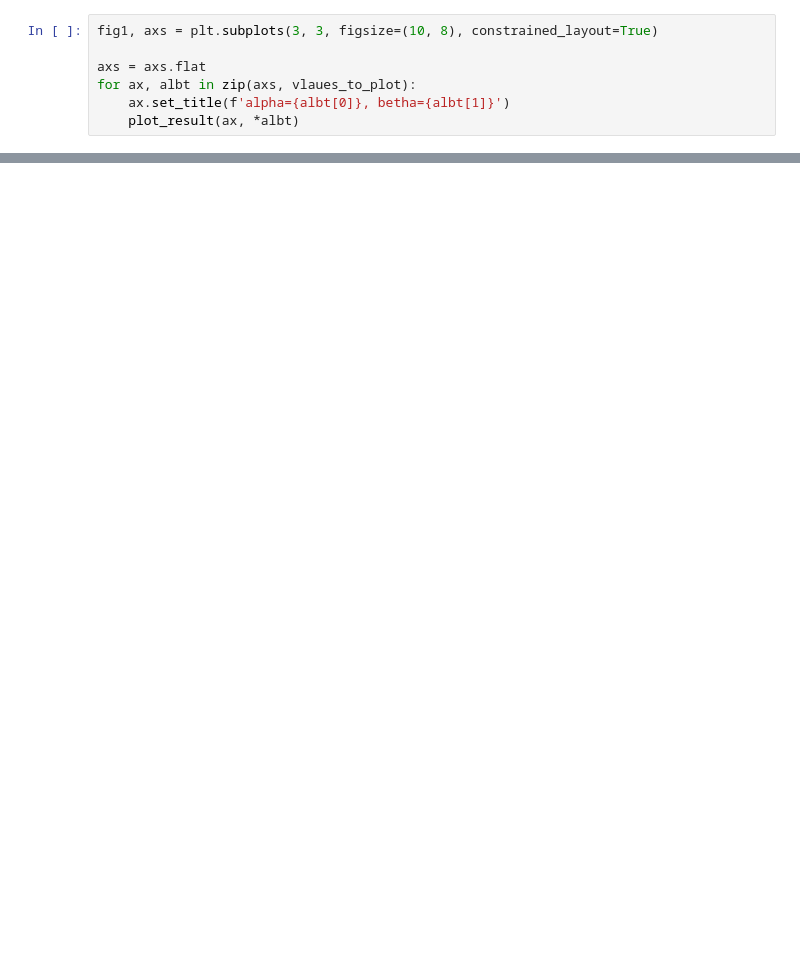
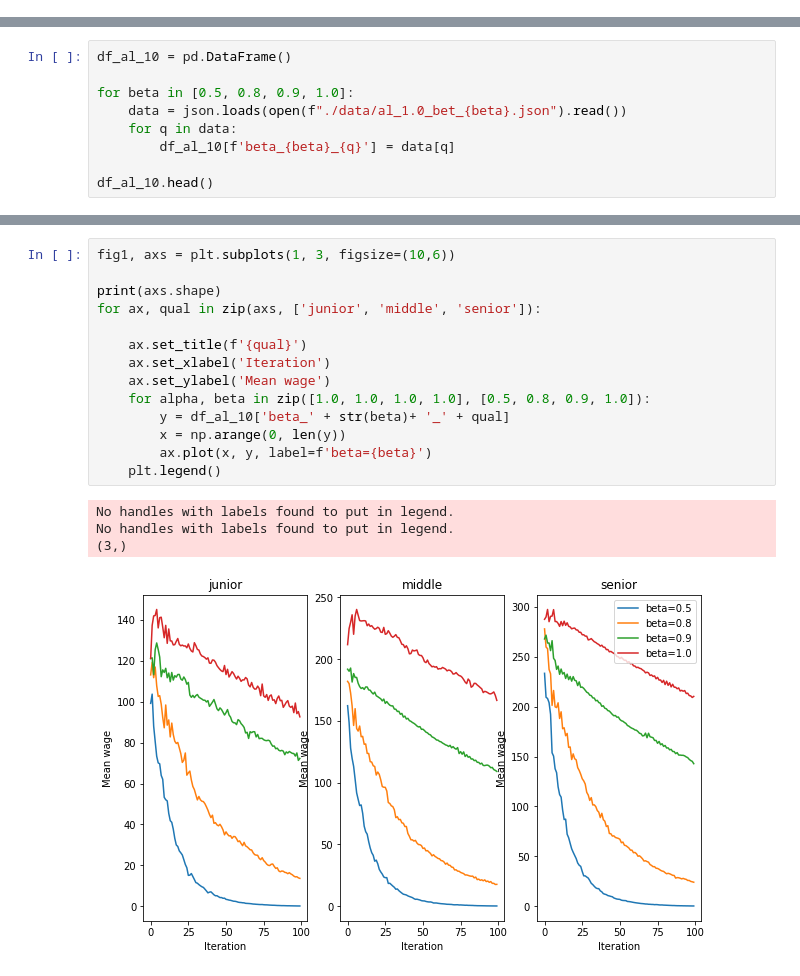
Before and after one commit to TovarischSukhov/social_network_simulation, a Jupyter notebook: visualization.ipynb, the cells around one changed output, grey strips where cells are left out. Cells and saved outputs as stored; diff of their text form; blank space fills up the shorter version.

Commit message:
fixes and saving data

```diff
--- a/visualization.ipynb
+++ b/visualization.ipynb
@@ -39,7 +14,0 @@ def plot_result(ax, alpha, betha):
-# %%
-fig1, axs = plt.subplots(3, 3, figsize=(10, 8), constrained_layout=True)
-
-axs = axs.flat
-for ax, albt in zip(axs, vlaues_to_plot):
-    ax.set_title(f'alpha={albt[0]}, betha={albt[1]}')
-    plot_result(ax, *albt)
@@ -48,0 +15,9 @@ KeyError: 'al_0.5_bet_0.5'
+# %%
+df_al_10 = pd.DataFrame()
+
+for beta in [0.5, 0.8, 0.9, 1.0]:
+    data = json.loads(open(f"./data/al_1.0_bet_{beta}.json").read())
+    for q in data:
+        df_al_10[f'beta_{beta}_{q}'] = data[q]
+
+df_al_10.head()
@@ -48,0 +31,19 @@ KeyError: 'al_0.5_bet_0.5'
+# %%
+fig1, axs = plt.subplots(1, 3, figsize=(10,6))
+
+print(axs.shape)
+for ax, qual in zip(axs, ['junior', 'middle', 'senior']):
+
+    ax.set_title(f'{qual}')
+    ax.set_xlabel('Iteration')
+    ax.set_ylabel('Mean wage')
+    for alpha, beta in zip([1.0, 1.0, 1.0, 1.0], [0.5, 0.8, 0.9, 1.0]):
+        y = df_al_10['beta_' + str(beta)+ '_' + qual]
+        x = np.arange(0, len(y))
+        ax.plot(x, y, label=f'beta={beta}')
+    plt.legend()
+# %% [output]
+No handles with labels found to put in legend.
+No handles with labels found to put in legend.
+(3,)
+[figure, added]
```
Also changed, not shown: parts of 9 cells of this notebook, 6 other files.
